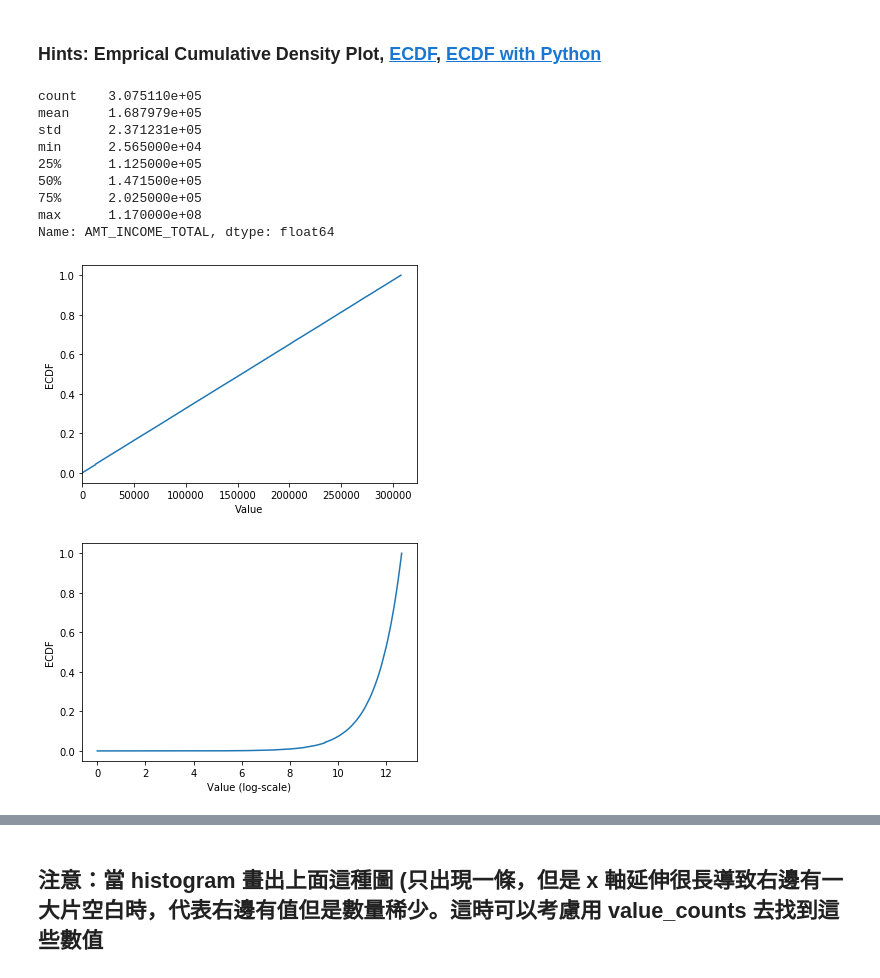
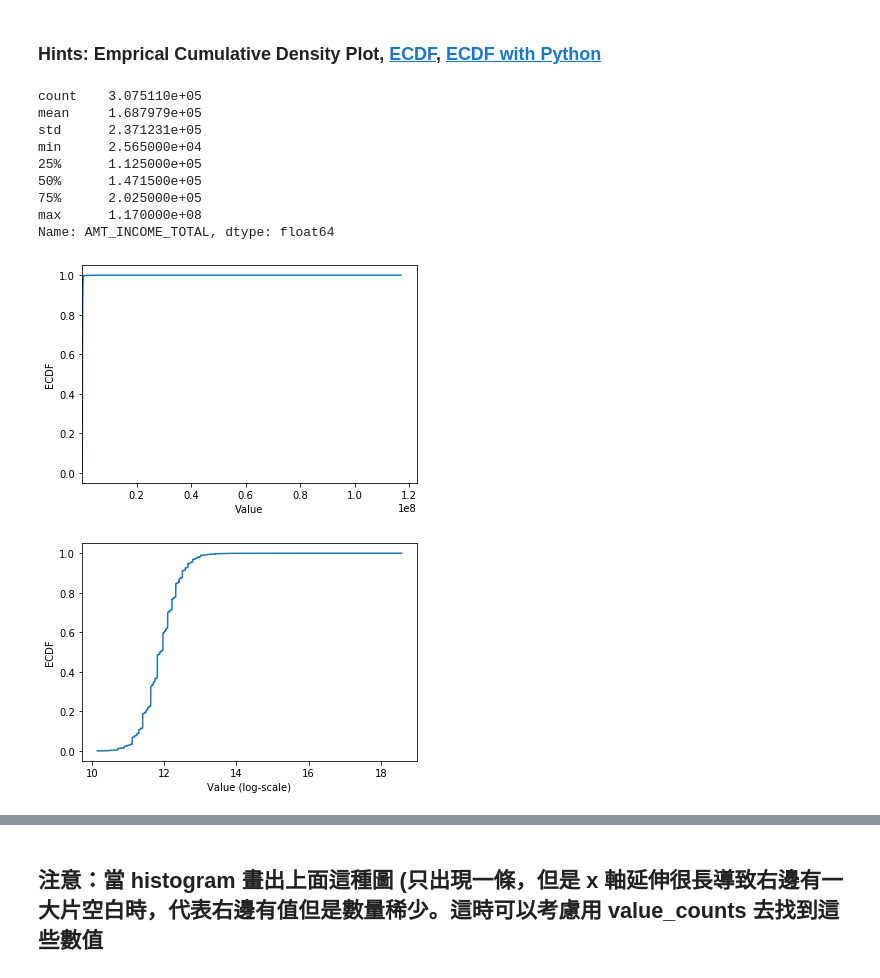
Before and after one commit to ktlin318/ML100Days, a Jupyter notebook: homework/Day_009_HW.ipynb, the cells around one changed output, grey strips where cells are left out. Drawn from its saved outputs; the diff is of its cells as text; code cells hidden in the pictures.

```diff
--- a/homework/Day_009_HW.ipynb
+++ b/homework/Day_009_HW.ipynb
@@ -100,37 +90,37 @@ print(app_train['AMT_INCOME_TOTAL'].describe())
 """
 YOUR CODE HERE
 """
-cdf = app_train['AMT_INCOME_TOTAL'].cumsum()
+cdf = app_train['AMT_INCOME_TOTAL'].value_counts().sort_index().cumsum()
 
 
 plt.plot(list(cdf.index), cdf/cdf.max())
 plt.xlabel('Value')
 plt.ylabel('ECDF')
 plt.xlim([cdf.index.min(), cdf.index.max() * 1.05]) # 限制顯示圖片的範圍
 plt.ylim([-0.05,1.05]) # 限制顯示圖片的範圍
 
 plt.show()
 
 # 改變 y 軸的 Scale, 讓我們可以正常檢視 ECDF
 plt.plot(np.log(list(cdf.index)), cdf/cdf.max())
 plt.xlabel('Value (log-scale)')
 plt.ylabel('ECDF')
 
 plt.ylim([-0.05,1.05]) # 限制顯示圖片的範圍
 
 plt.show()
 # %% [output]
 count    3.075110e+05
 mean     1.687979e+05
 std      2.371231e+05
 min      2.565000e+04
 25%      1.125000e+05
 50%      1.471500e+05
 75%      2.025000e+05
 max      1.170000e+08
 Name: AMT_INCOME_TOTAL, dtype: float64
-[figure, old version]
+[figure, new version]
-[figure, old version]
+[figure, new version]
 # %% [markdown]
 ## 補充：Normal dist 的 ECDF
 ![ecdf_normal](https://au.mathworks.com/help/examples/stats/win64/PlotEmpiricalCdfAndCompareWithSamplingDistributionExample_01.png)
```
Also changed, not shown: parts of 5 cells of this notebook.
